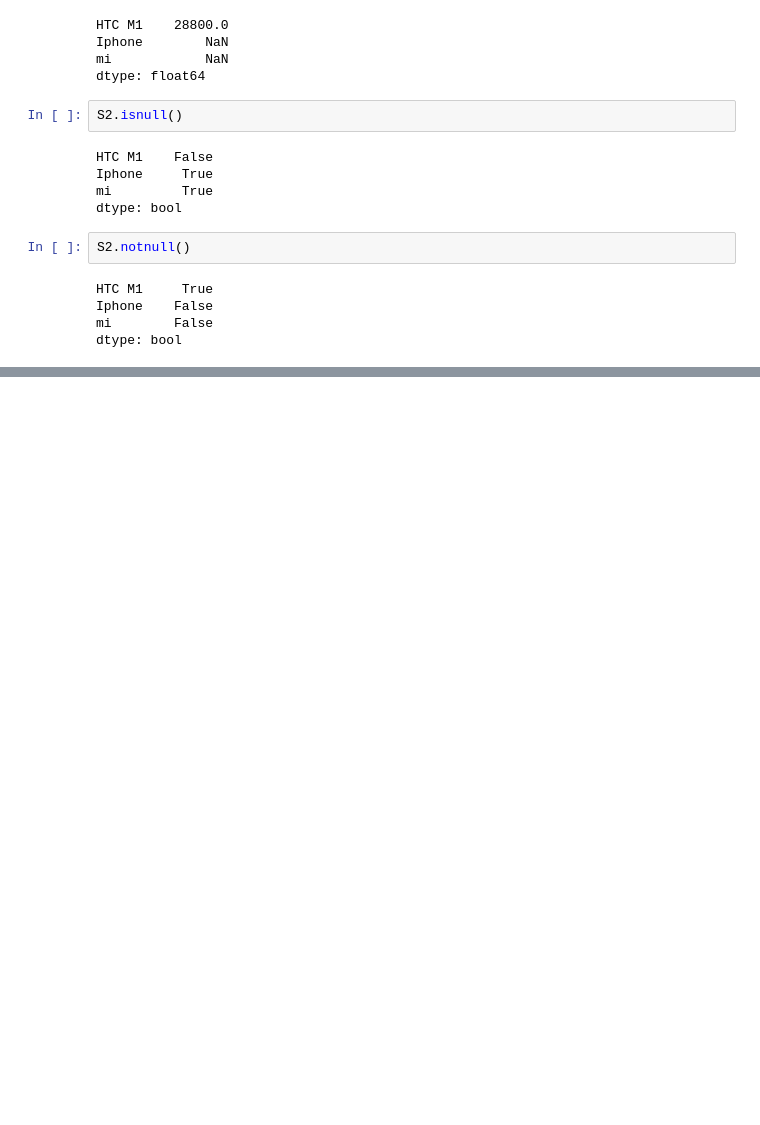
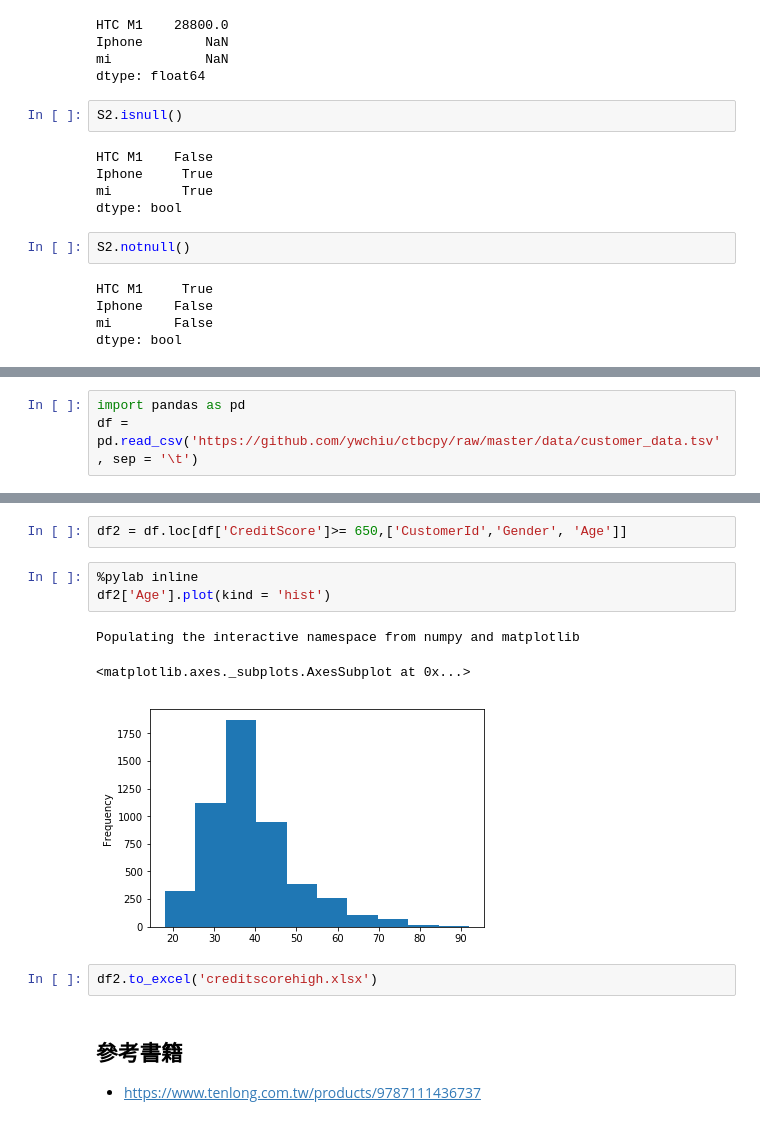
Before and after one commit to ywchiu/ctbcpy, a Jupyter notebook: Demo20180802.ipynb, the cells around one changed output, grey strips where cells are left out. Drawn from its saved outputs; the diff is of its cells as text; blank space fills up the shorter version.

```diff
--- a/Demo20180802.ipynb
+++ b/Demo20180802.ipynb
@@ -365,0 +758,3 @@ dtype: bool
+# %%
+import pandas as pd
+df = pd.read_csv('https://github.com/ywchiu/ctbcpy/raw/master/data/customer_data.tsv', sep = '\t')
@@ -365,0 +803,14 @@ dtype: bool
+# %%
+df2 = df.loc[df['CreditScore']>= 650,['CustomerId','Gender', 'Age']]
+# %%
+%pylab inline
+df2['Age'].plot(kind = 'hist')
+# %% [output]
+Populating the interactive namespace from numpy and matplotlib
+<matplotlib.axes._subplots.AxesSubplot at 0x...>
+[figure, added]
+# %%
+df2.to_excel('creditscorehigh.xlsx')
+# %% [markdown]
+## 參考書籍
+- https://www.tenlong.com.tw/products/9787111436737
```
Also changed, not shown: parts of 58 cells of this notebook.
